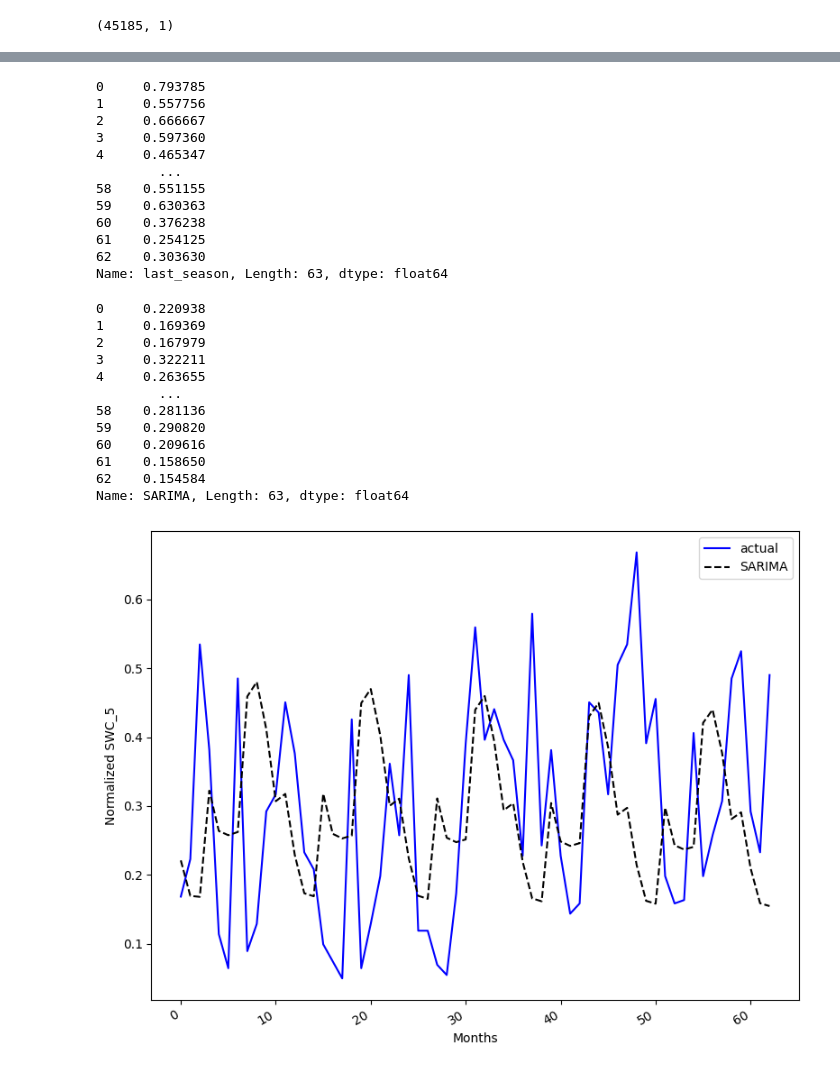
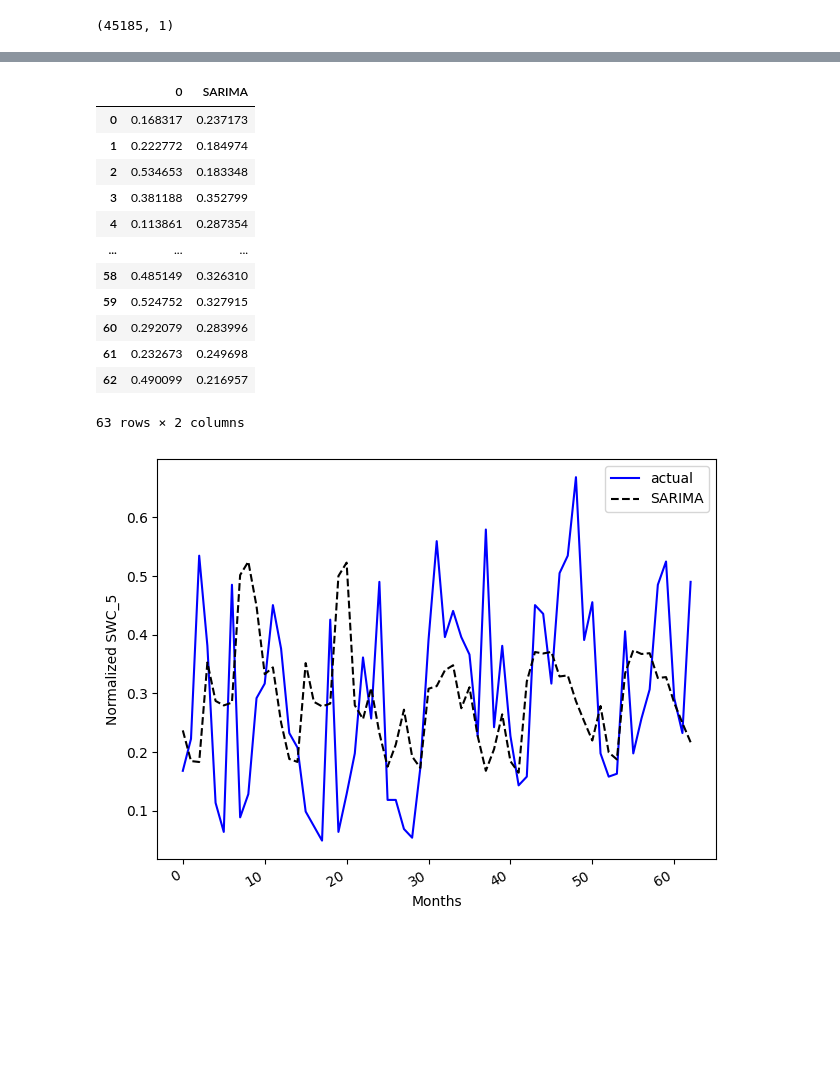
Before and after one commit to kiat/tx-soil-moisture, a Jupyter notebook: notebook/SWC_5_SARIMAX_Model_All_Stations.ipynb, the cells around one changed output, grey strips where cells are left out. Drawn from its saved outputs; the diff is of its cells as text; code cells hidden in the pictures; blank space fills up the shorter version.

```diff
--- a/notebook/SWC_5_SARIMAX_Model_All_Stations.ipynb
+++ b/notebook/SWC_5_SARIMAX_Model_All_Stations.ipynb
@@ -127,20 +100,6 @@ for station, df in dfs.items() :
   df['Wx'] = wv*np.cos(wd_rad)
   df['Wy'] = wv*np.sin(wd_rad)
   dfs[station] = df
-# %%
-# Remove periodicity in time data (remove daily and yearly periodicity)
-day = 24*60*60
-year = (365.2425)*day
-
-for station, df in dfs.items() :
-  timestamp_s = (df.index).map(pd.Timestamp.timestamp)
-
-  df['Day sin'] = np.sin(timestamp_s * (2 * np.pi / day))
-  df['Day cos'] = np.cos(timestamp_s * (2 * np.pi / day))
-  df['Year sin'] = np.sin(timestamp_s * (2 * np.pi / year))
-  df['Year cos'] = np.cos(timestamp_s * (2 * np.pi / year))
-
-  dfs[station] = df
 # %%
 # create one standard metric for PPT
 for key in dfs.keys():
@@ -151,18 +109,4 @@ for key in dfs.keys():
 for key in dfs.keys():
   dfs[key] = (dfs[key] - dfs[key].min())/(dfs[key].max()-dfs[key].min())
-# %%
-#add geographical position data
-
-position_dict = {"Station1": [30.3989,-98.6105],
-                 "Station2": [30.4193,-98.8046],
-                 "Station3": [30.4421,-98.8427],
-                 "Station4": [30.4600, -98.9407],
-                 "Station5": [30.2454,-98.7059],
-                 "Station6": [30.2758,-98.7242]
-                 }
-
-for key in dfs.keys():
-  dfs[key]["Latitude"] = position_dict[key][0]
-  dfs[key]["Longitude"] = position_dict[key][1]
 # %%
 #only use data shared all together: indexes that are none null for each station
@@ -349,55 +288,38 @@ pred_df = df_test.copy()
 # Define rolling forcast structure and create baseline for model by recalling the previous season
 TRAIN_LEN = train_len
 HORIZON = test_len
-WINDOW = int(test_len)
-
-pred_df['last_season'] = rolling_forecast(df_train, TRAIN_LEN, HORIZON, WINDOW, 'last_season')
-pred_df.last_season
+WINDOW = int(test_len/3)
-# %% [output]
-0     0.793785
-1     0.557756
-2     0.666667
-3     0.597360
-4     0.465347
-        ...
-58    0.551155
-59    0.630363
-60    0.376238
-61    0.254125
-62    0.303630
-Name: last_season, Length: 63, dtype: float64
 # %%
-# Define SARIMA Prediction Dataframe
 pred_df['SARIMA'] = rolling_forecast(df_total, TRAIN_LEN, HORIZON, WINDOW, 'SARIMA')
 
-pred_df.SARIMA
+pred_df
 # %% [output]
+|  | 0 | SARIMA |
+| 0 | 0.168317 | 0.237173 |
+| 1 | 0.222772 | 0.184974 |
+| 2 | 0.534653 | 0.183348 |
+| 3 | 0.381188 | 0.352799 |
+| 4 | 0.113861 | 0.287354 |
+| ... | ... | ... |
+| 58 | 0.485149 | 0.326310 |
+| 59 | 0.524752 | 0.327915 |
+| 60 | 0.292079 | 0.283996 |
+| 61 | 0.232673 | 0.249698 |
+| 62 | 0.490099 | 0.216957 |
-0     0.220938
-1     0.169369
-2     0.167979
-3     0.322211
-4     0.263655
-        ...
-58    0.281136
-59    0.290820
-60    0.209616
-61    0.158650
-62    0.154584
-Name: SARIMA, Length: 63, dtype: float64
+63 rows × 2 columns
 # %%
 # visualize predictions
 fig, ax = plt.subplots()
 
-ax.plot(df_test, 'b-', label='actual')
-# ax.plot(pred_df.last_season, 'r:', label='naive seasonal')
+ax.plot(pred_df[0], 'b-', label='actual')
 ax.plot(pred_df.SARIMA, 'k--', label='SARIMA')
 ax.set_xlabel('Months')
 ax.set_ylabel('Normalized SWC_5')
 ax.legend()
 
 fig.autofmt_xdate()
 plt.tight_layout()
 # %% [output]
-[figure, old version]
+[figure, new version]
 # %%
 # Calculate MSE
```
Also changed, not shown: parts of 17 cells of this notebook.
